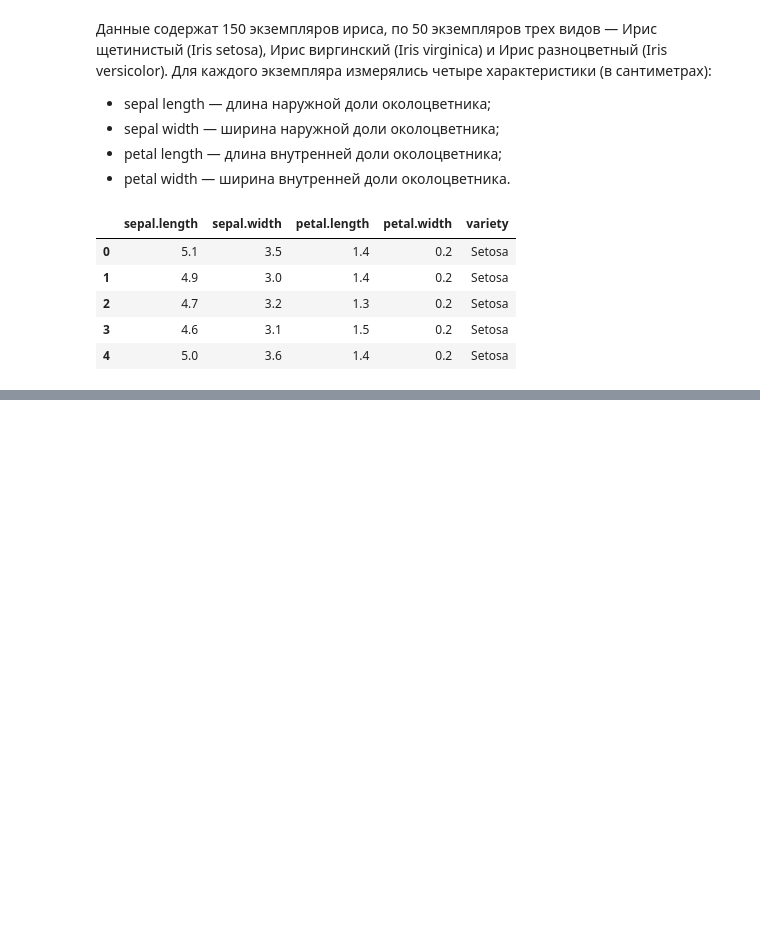
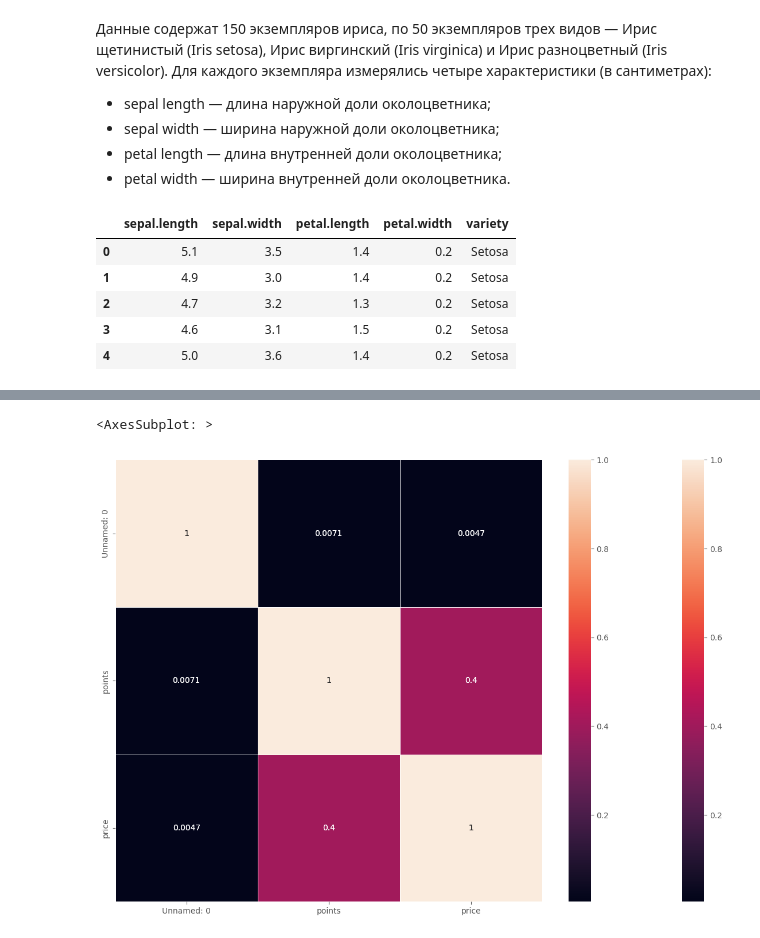
Before and after one commit to stas-as/Konspect, a Jupyter notebook: Конспекты/EDA_3_обработка.ipynb/4_normaliz_multicoll.ipynb, the cells around one changed output, grey strips where cells are left out. Cells and saved outputs as stored; diff of their text form; code cells hidden in the pictures; blank space fills up the shorter version.

```diff
--- a/Конспекты/EDA_3_обработка.ipynb/4_normaliz_multicoll.ipynb
+++ b/Конспекты/EDA_3_обработка.ipynb/4_normaliz_multicoll.ipynb
@@ -270,3 +270,5 @@ iris = iris.drop(['petal.width'], axis=1)
 #Однако второй признак petal.length из этой пары также сильно коррелирует с признаком sepal.length. Удалим и его:
 
 iris = iris.drop(['petal.length'], axis=1)
+# %%
+df = pd.read_csv('data/wine_cleared_new.csv')
@@ -272,0 +295,13 @@ iris = iris.drop(['petal.length'], axis=1)
+# %%
+import matplotlib.pyplot as plt
+import seaborn as sns
+
+fig, ax = plt.subplots(figsize=(15,10))
+sns.heatmap(data.corr(), annot=True, linewidths=.5, ax=ax)
+
+# Удалим самые сильно скоррелированные пары
+df = df.drop(['is_usa', 'is_france', 'is_italy', 'area'], axis=1)
+
+# Проверяем, что сильно скоррелированных признаков не осталось
+sns.heatmap(data.corr(), annot=True, linewidths=.5, ax=ax)
+# %% [output]
@@ -272,0 +312,2 @@ iris = iris.drop(['petal.length'], axis=1)
+<AxesSubplot: >
+[figure, added]
```
Also changed, not shown: parts of 2 cells of this notebook, 1 other file.
